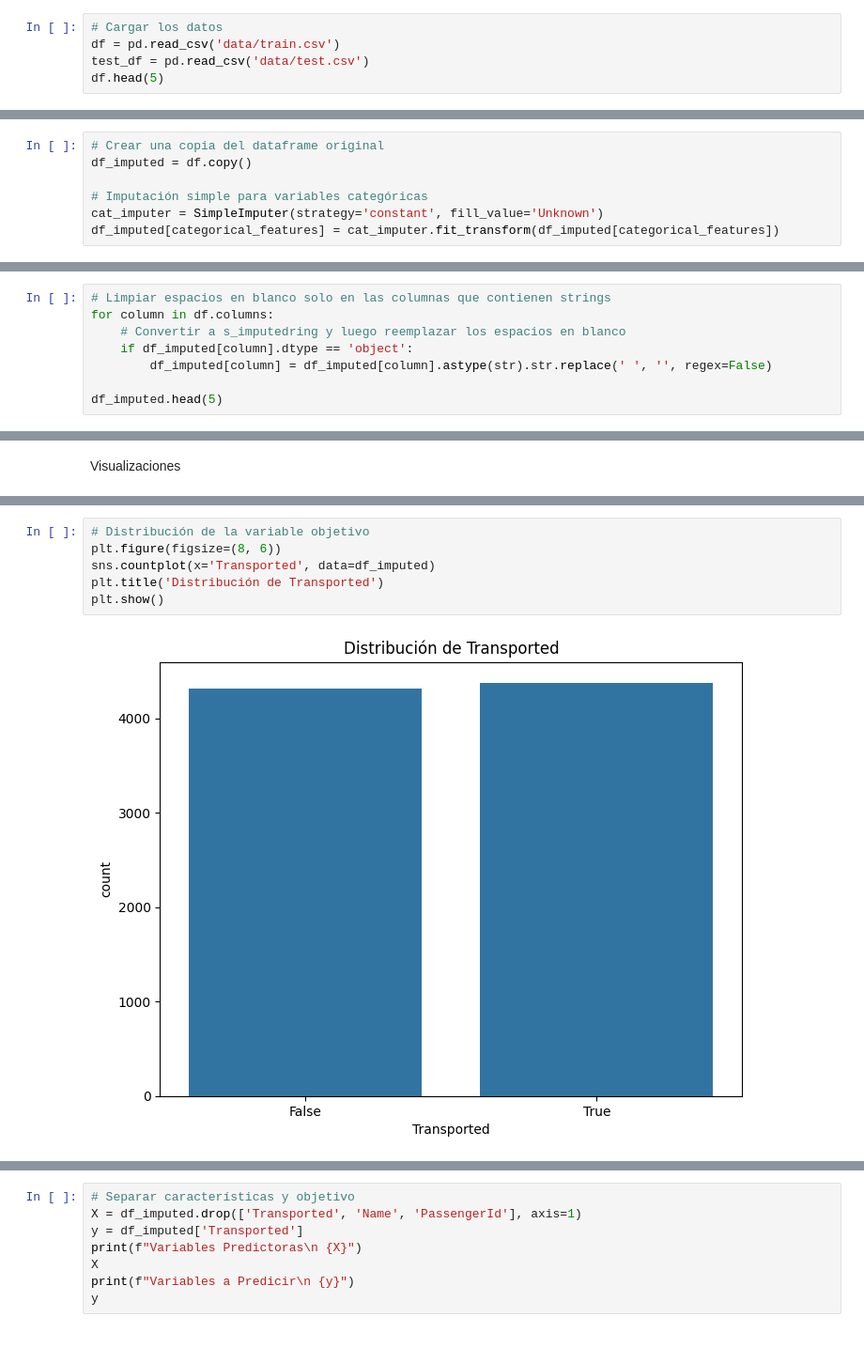
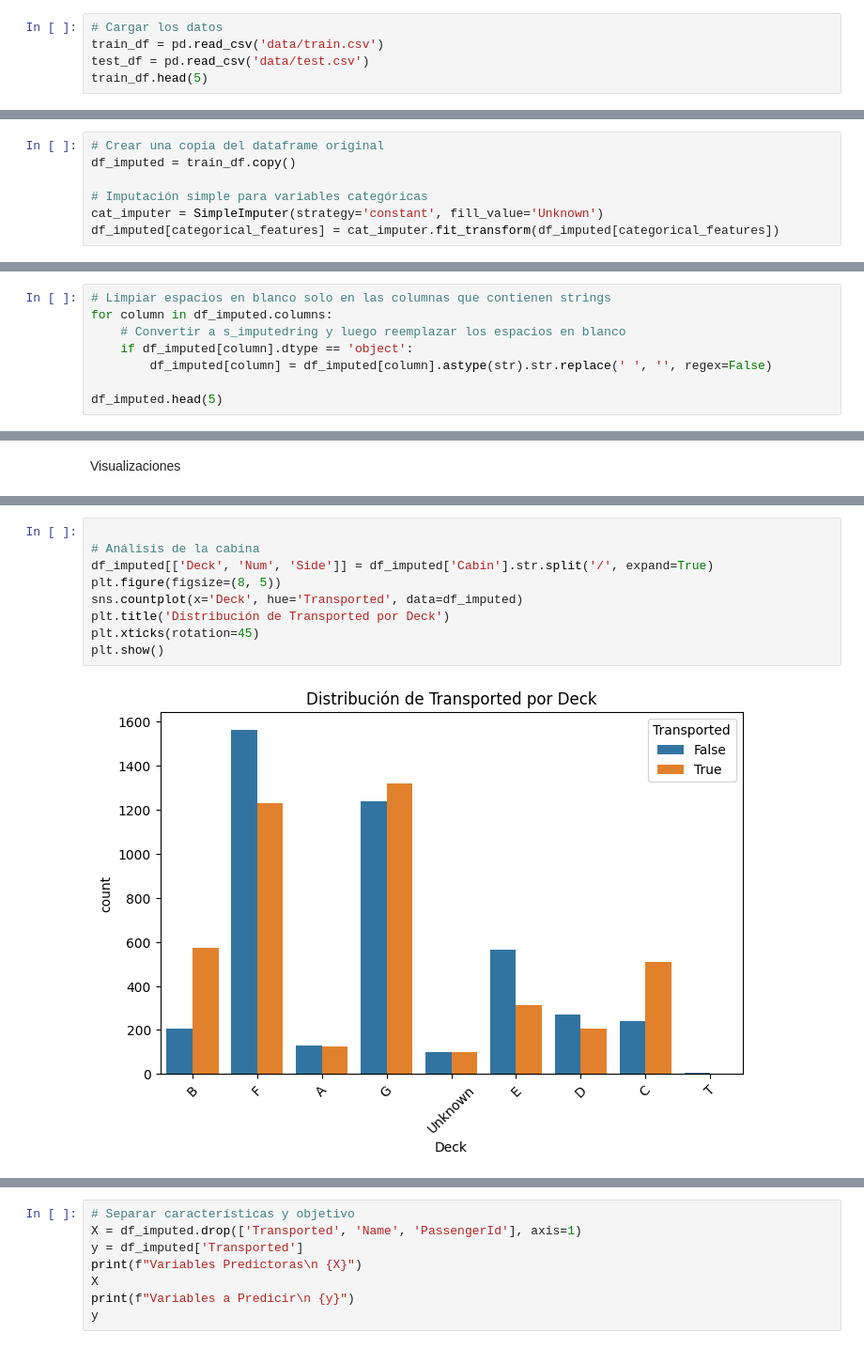
Before and after one commit to EmmaMontalbanA/RetoSpace, a Jupyter notebook: spaces_titanic_v2.ipynb, the cells around one changed output, grey strips where cells are left out. Shown at 94% size. Drawn from its saved outputs; the diff is of its cells as text.

```diff
--- a/spaces_titanic_v2.ipynb
+++ b/spaces_titanic_v2.ipynb
@@ -27,8 +27,8 @@ Carga de datos
 # %%
 # Cargar los datos
-df = pd.read_csv('data/train.csv')
+train_df = pd.read_csv('data/train.csv')
 test_df = pd.read_csv('data/test.csv')
-df.head(5)
+train_df.head(5)
 # %% [output]
 |  | PassengerId | HomePlanet | CryoSleep | Cabin | Destination | Age | VIP | RoomService | FoodCourt | ... |
 | 0 | 0001_01 | Europa | False | B/0/P | TRAPPIST-1e | 39.0 | False | 0.0 | 0.0 | ... |
@@ -155,7 +177,7 @@ dtypes: float64(6), object(8)
 memory usage: 1.7+ MB
 # %%
 # Crear una copia del dataframe original
-df_imputed = df.copy()
+df_imputed = train_df.copy()
 
 # Imputación simple para variables categóricas
 cat_imputer = SimpleImputer(strategy='constant', fill_value='Unknown')
@@ -225,7 +247,7 @@ dtype: int64
 Limpieza de Datos
 # %%
 # Limpiar espacios en blanco solo en las columnas que contienen strings
-for column in df.columns:
+for column in df_imputed.columns:
     # Convertir a s_imputedring y luego reemplazar los espacios en blanco
     if df_imputed[column].dtype == 'object':
         df_imputed[column] = df_imputed[column].astype(str).str.replace(' ', '', regex=False)
@@ -248,8 +363,11 @@ Visualizaciones
 # %%
-# Distribución de la variable objetivo
-plt.figure(figsize=(8, 6))
-sns.countplot(x='Transported', data=df_imputed)
-plt.title('Distribución de Transported')
+
+# Análisis de la cabina
+df_imputed[['Deck', 'Num', 'Side']] = df_imputed['Cabin'].str.split('/', expand=True)
+plt.figure(figsize=(8, 5))
+sns.countplot(x='Deck', hue='Transported', data=df_imputed)
+plt.title('Distribución de Transported por Deck')
+plt.xticks(rotation=45)
 plt.show()
 # %% [output]
-[figure, old version]
+[figure, new version]
```
Also changed, not shown: parts of 36 cells of this notebook.
